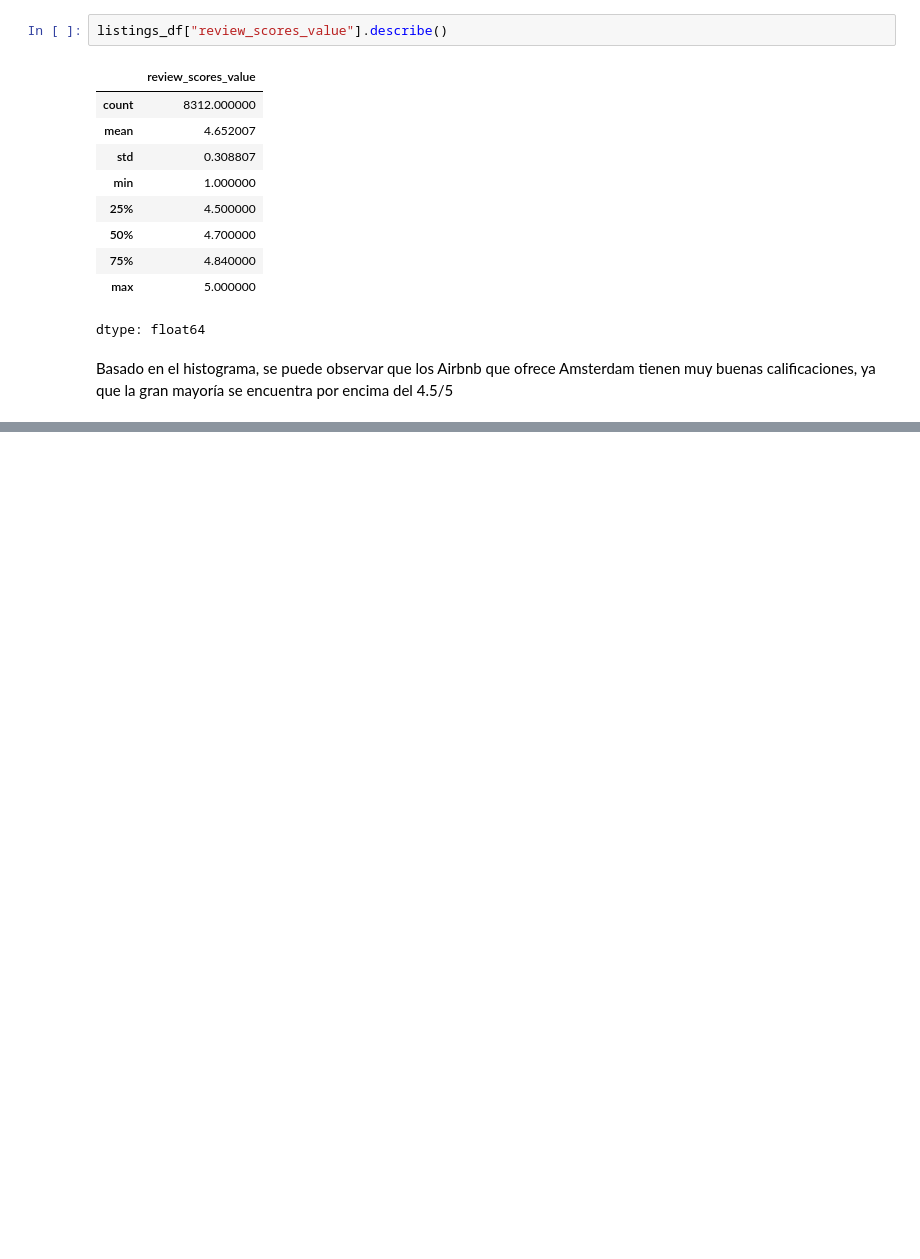
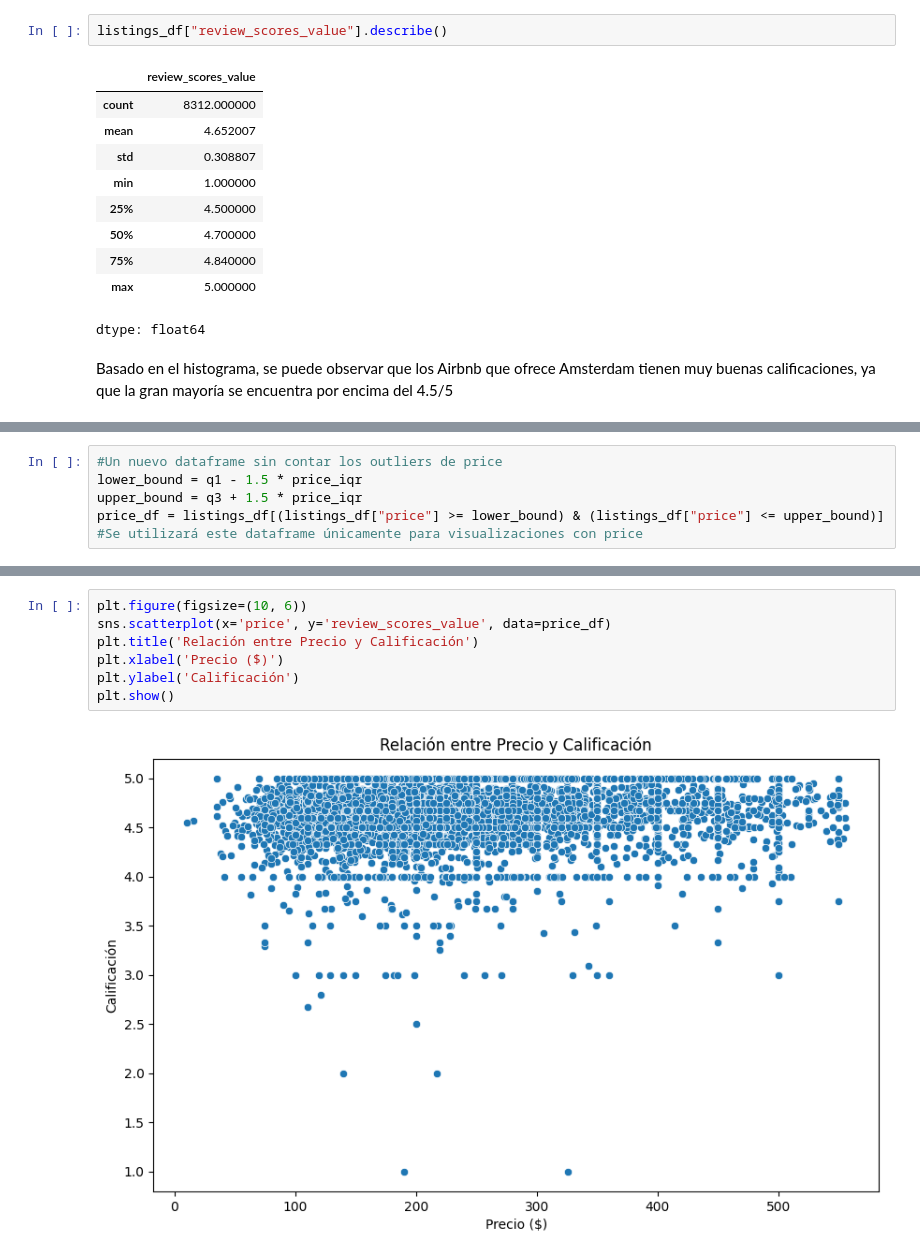
Before and after one commit to santyxd3000/AppliedDataScience-Taller1, a Jupyter notebook: Taller1_AppliedDataScience.ipynb, the cells around one changed output, grey strips where cells are left out. Drawn from its saved outputs; the diff is of its cells as text; blank space fills up the shorter version.

```diff
--- a/Taller1_AppliedDataScience.ipynb
+++ b/Taller1_AppliedDataScience.ipynb
@@ -380,0 +394,6 @@ Basado en el histograma, se puede observar que los Airbnb que ofrece Amsterdam t
+# %%
+#Un nuevo dataframe sin contar los outliers de price
+lower_bound = q1 - 1.5 * price_iqr
+upper_bound = q3 + 1.5 * price_iqr
+price_df = listings_df[(listings_df["price"] >= lower_bound) & (listings_df["price"] <= upper_bound)]
+#Se utilizará este dataframe únicamente para visualizaciones con price
@@ -380,0 +434,9 @@ Basado en el histograma, se puede observar que los Airbnb que ofrece Amsterdam t
+# %%
+plt.figure(figsize=(10, 6))
+sns.scatterplot(x='price', y='review_scores_value', data=price_df)
+plt.title('Relación entre Precio y Calificación')
+plt.xlabel('Precio ($)')
+plt.ylabel('Calificación')
+plt.show()
+# %% [output]
+[figure, added]
```
Also changed, not shown: parts of 14 cells of this notebook.
